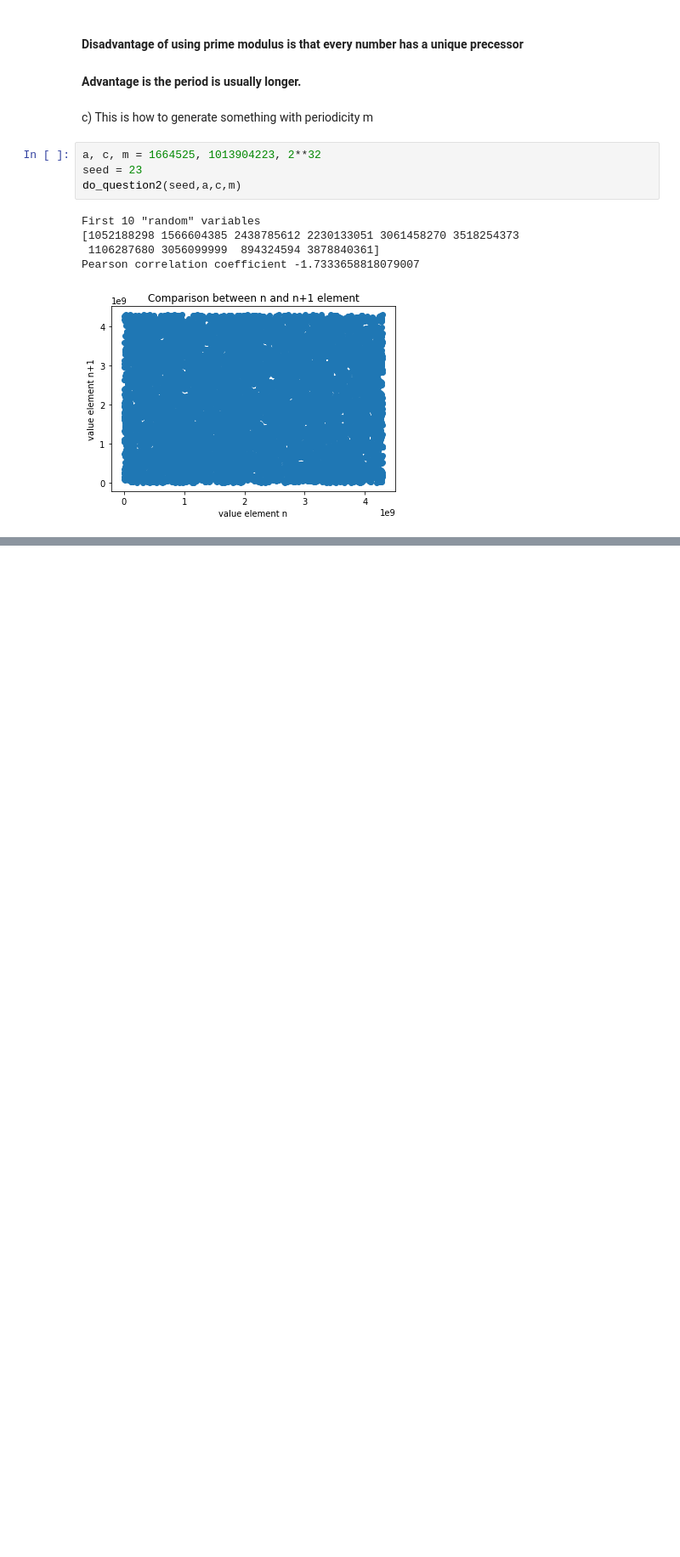
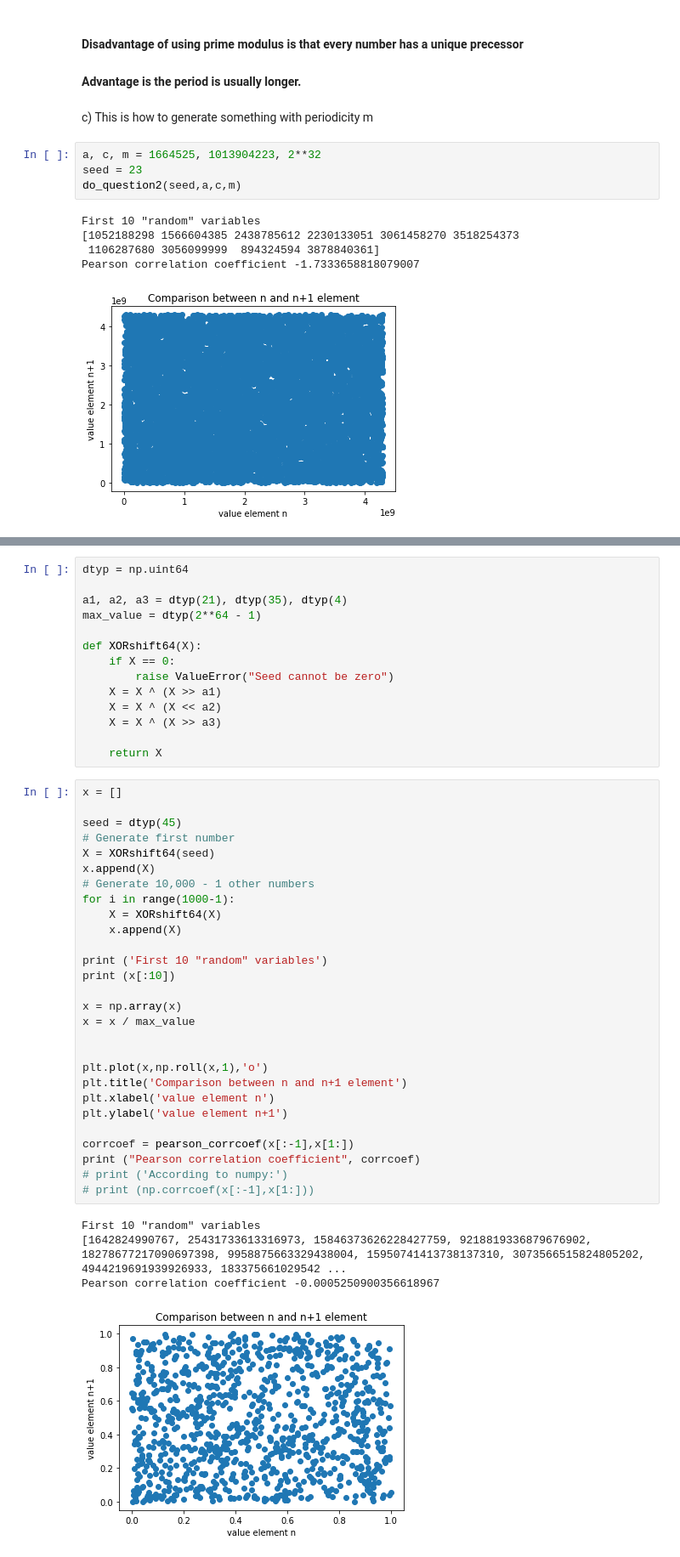
Before and after one commit to ErikOsinga/numerical_recipies, a Jupyter notebook: tutorial4/tut4.ipynb, the cells around one changed output, grey strips where cells are left out. Shown at 85% size. Cells and saved outputs as stored; diff of their text form; blank space fills up the shorter version.

```diff
--- a/tutorial4/tut4.ipynb
+++ b/tutorial4/tut4.ipynb
@@ -219,0 +220,47 @@ Pearson correlation coefficient -0.0017519672828230314
+# %%
+dtyp = np.uint64
+
+a1, a2, a3 = dtyp(21), dtyp(35), dtyp(4)
+max_value = dtyp(2**64 - 1)
+
+def XORshift64(X):
+    if X == 0:
+        raise ValueError("Seed cannot be zero")
+    X = X ^ (X >> a1)
+    X = X ^ (X << a2)
+    X = X ^ (X >> a3)
+
+    return X
+# %%
+x = []
+
+seed = dtyp(45)
+# Generate first number
+X = XORshift64(seed)
+x.append(X)
+# Generate 10,000 - 1 other numbers
+for i in range(1000-1):
+    X = XORshift64(X)
+    x.append(X)
+
+print ('First 10 "random" variables')
+print (x[:10])
+
+x = np.array(x)
+x = x / max_value
+
+
+plt.plot(x,np.roll(x,1),'o')
+plt.title('Comparison between n and n+1 element')
+plt.xlabel('value element n')
+plt.ylabel('value element n+1')
+
+corrcoef = pearson_corrcoef(x[:-1],x[1:])
+print ("Pearson correlation coefficient", corrcoef)
+# print ('According to numpy:')
+# print (np.corrcoef(x[:-1],x[1:]))
+# %% [output]
+First 10 "random" variables
+[1642824990767, 25431733613316973, 15846373626228427759, 9218819336879676902, 18278677217090697398, 9958875663329438004, 15950741413738137310, 3073566515824805202, 4944219691939926933, 183375661029542 ...
+Pearson correlation coefficient -0.0005250900356618967
+[figure, added]
```
Also changed, not shown: parts of 1 cell of this notebook, 3 other files.
